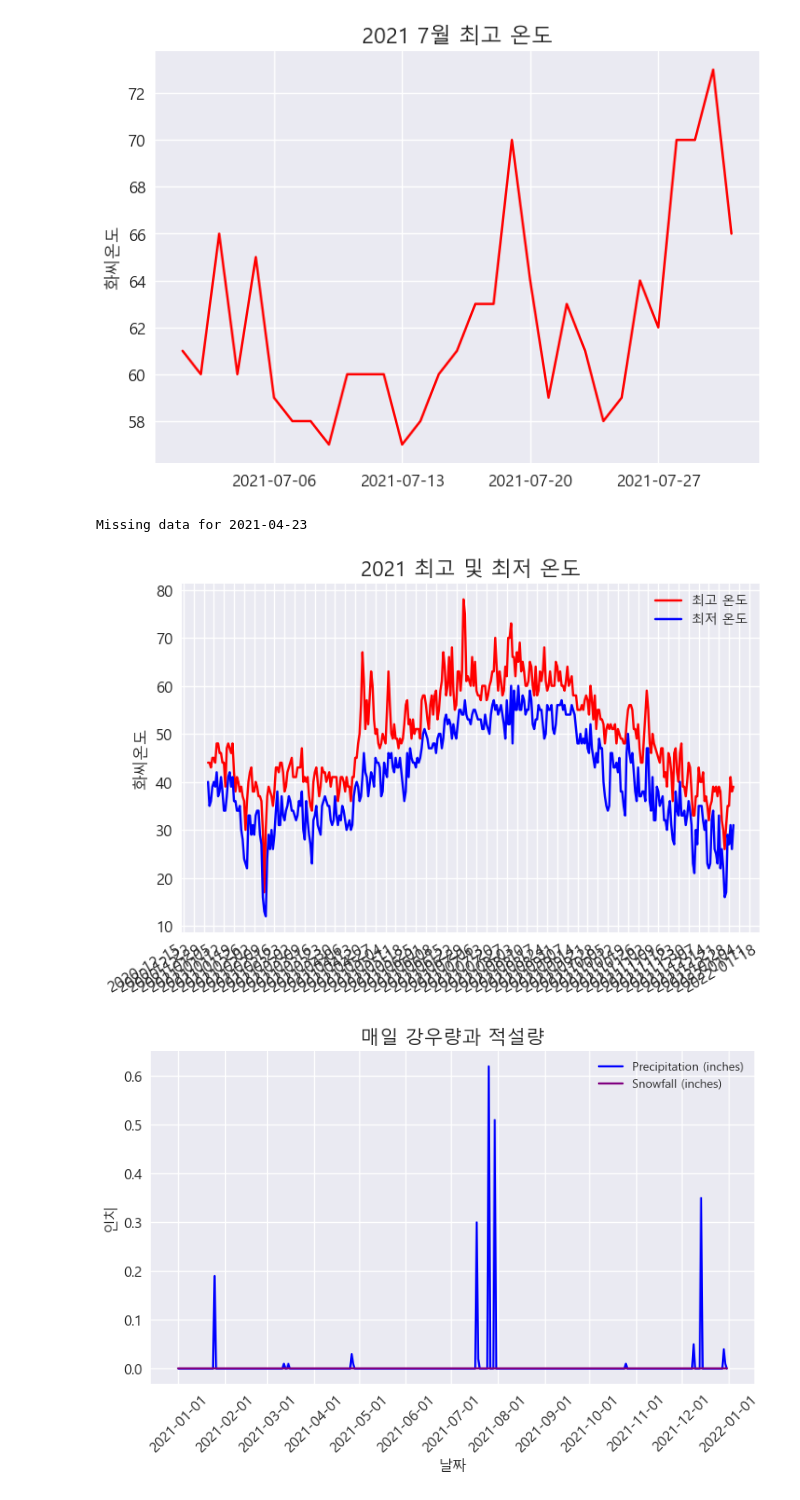
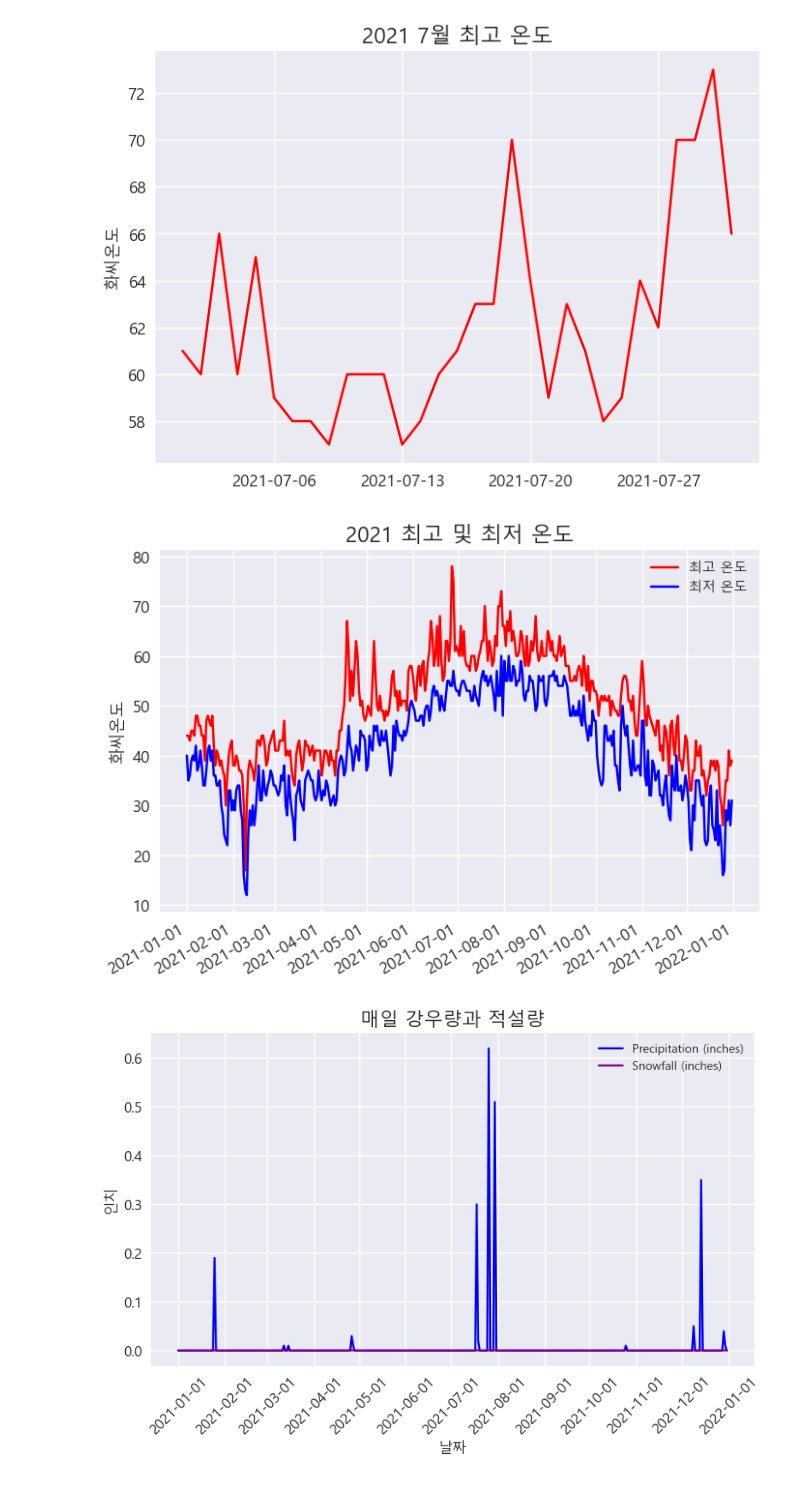
Before and after one commit to Riversidesky/k8_python, a Jupyter notebook: pcc_3e-main/chapter_16/실습16_1파일_가시화_과제.ipynb, the cells around one changed output. Cells and saved outputs as stored; diff of their text form; code cells hidden in the pictures.

```diff
--- a/pcc_3e-main/chapter_16/실습16_1파일_가시화_과제.ipynb
+++ b/pcc_3e-main/chapter_16/실습16_1파일_가시화_과제.ipynb
@@ -49,6 +49,8 @@ else:
 # %%
 import matplotlib.pyplot as plt
 import matplotlib.font_manager as fm
+
+plt.style.use('seaborn-v0_8') # 한글 깨짐(matplotlib의 한글 폰트 설정이 변경됨)
 
 # 한글 폰트 경로 설정 (예: 'Malgun Gothic' 폰트)
 font_path = 'C:/Windows/Fonts/malgun.ttf'  # Windows에서 '맑은 고딕' 폰트 경로
@@ -233,36 +236,49 @@ class WeatherData:
 
     def read_data(self):
         """CSV 파일에서 데이터를 읽어 최고 및 최저 온도를 리스트에 저장합니다."""
     ### 구현할 부분
+        lines = self.path.read_text().splitlines()
+        reader = csv.reader(lines)
+        header_row = next(reader)  # 헤더 행 건너뛰기
+
+        # 최고 온도 추출
+        for row in reader:
+            current_date = datetime.strptime(row[2], '%Y-%m-%d')
+            if row[7] == '':
+                continue
+            high = int(row[7])  # 5번째 열(인덱스 4)이 최고 온도라고 가정
+            self.highs.append(high)
+            self.dates.append(current_date)
+            low = int(row[8])
+            self.lows.append(low)
 
     def plot_temperatures(self):
         """저장된 최고 및 최저 온도의 변화를 그래프로 시각화합니다."""
         fig, ax = plt.subplots()
         ax.plot(self.dates, self.highs, color='red', label='최고 온도')
         ax.plot(self.dates, self.lows, color='blue', label='최저 온도')
 
         # 날짜 포맷 및 간격 설정
-        ax.xaxis.set_major_locator(mdates.WeekdayLocator())  # 주 단위로 날짜 표시
+        ax.xaxis.set_major_locator(mdates.MonthLocator())  # 달 단위로 날짜 표시
         ax.xaxis.set_major_formatter(mdates.DateFormatter('%Y-%m-%d'))  # 날짜 형식
 
         # 그래프 형식 설정
         ax.set_title("2021 최고 및 최저 온도", fontsize=16)
         ax.set_xlabel('', fontsize=12)
         ax.set_ylabel("화씨온도", fontsize=12)
         ax.tick_params(labelsize=12)
         ax.legend()  # 범례 추가
 
         fig.autofmt_xdate()  # 날짜가 겹치지 않도록 자동으로 기울여 출력
         plt.show()
 
 
 # 실행 부분
 weather_data = WeatherData('the_csv_file_format/partial_programs/weather_data/sitka_weather_2021_full.csv')
 weather_data.read_data()
 weather_data.plot_temperatures()
 # %% [output]
-Missing data for 2021-04-23
-[figure, old version]
+[figure, new version]
 # %%
 ### death valley 파일에 대한 구현
 # death_valley_2021-full 데이터 파일 처리
```
Also changed, not shown: parts of 5 cells of this notebook, 5 other files.
